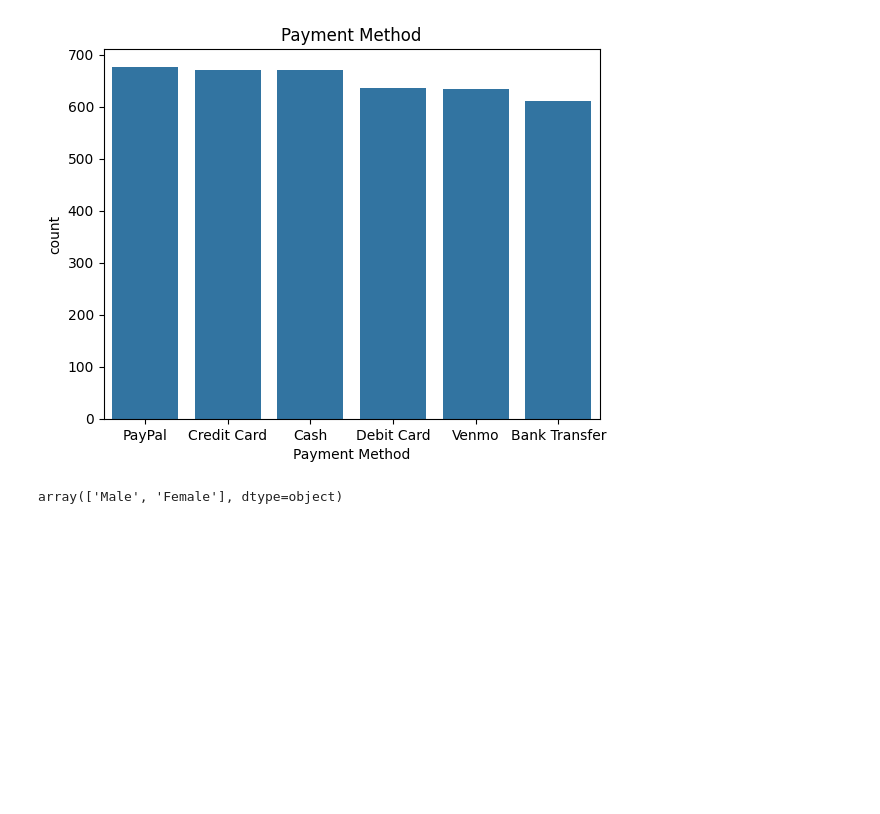
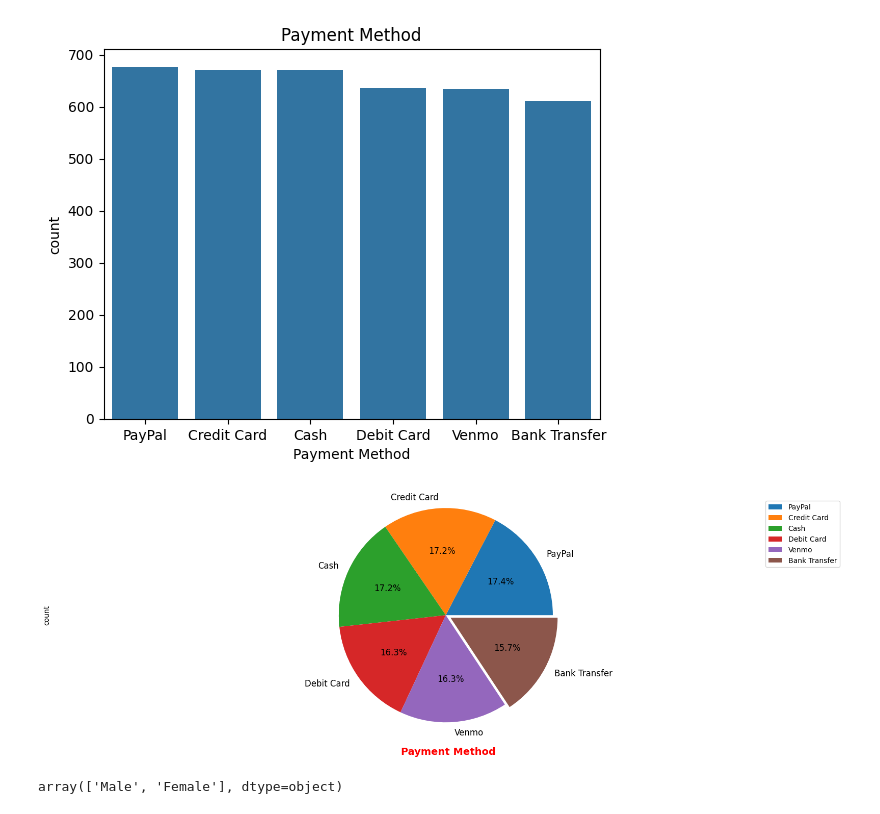
Before and after one commit to veliulugut/customer_shopping_trends, a Jupyter notebook: data.ipynb, the cells around one changed output. Saved outputs shown, nothing was run; the diff lists cells and outputs as text; code cells hidden in the pictures; blank space fills up the shorter version.

```diff
--- a/data.ipynb
+++ b/data.ipynb
@@ -114,6 +114,20 @@ sns.countplot(data=sales, x='Payment Method', color=base_color, order=method).se
 # %% [output]
 [Text(0.5, 1.0, 'Payment Method')]
 [figure]
+# %%
+plt.figure(figsize=(20,6))
+
+counts = sales['Payment Method'].value_counts()
+explode = (0, 0, 0, 0, 0.0, 0.05)
+
+counts.plot(kind='pie',fontsize=12,explode=explode,autopct = '%1.1f%%')
+plt.xlabel('Payment Method', fontdict={'fontsize': 14, 'color': 'red', 'weight': 'bold'}, labelpad=20)
+plt.axis('equal')
+plt.legend(labels = counts.index, loc = "best")
+
+plt.show()
+# %% [output]
+[figure, added]
 # %%
 sales.Gender.unique()
 # %% [output]
```
Also changed, not shown: parts of 11 cells of this notebook.
